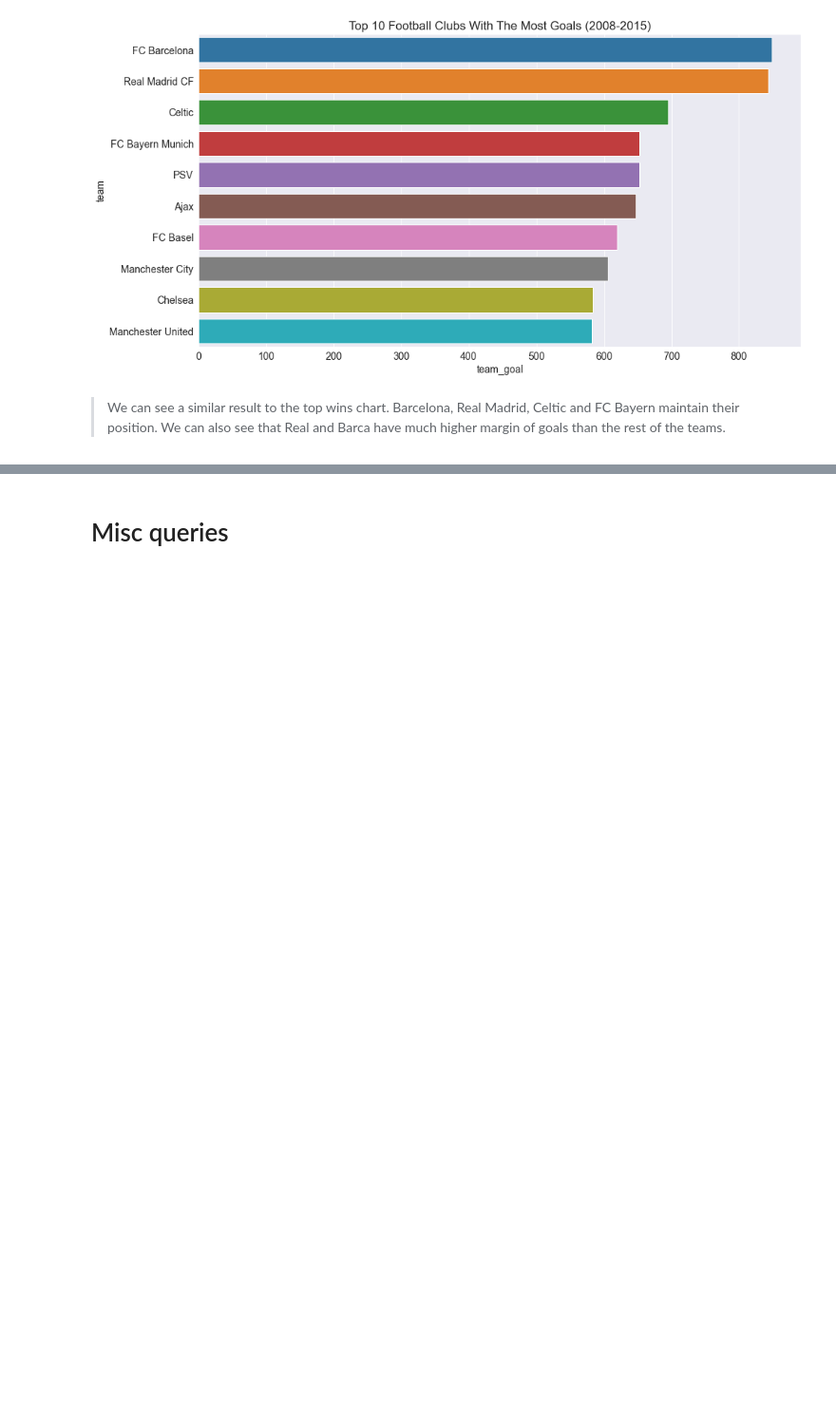
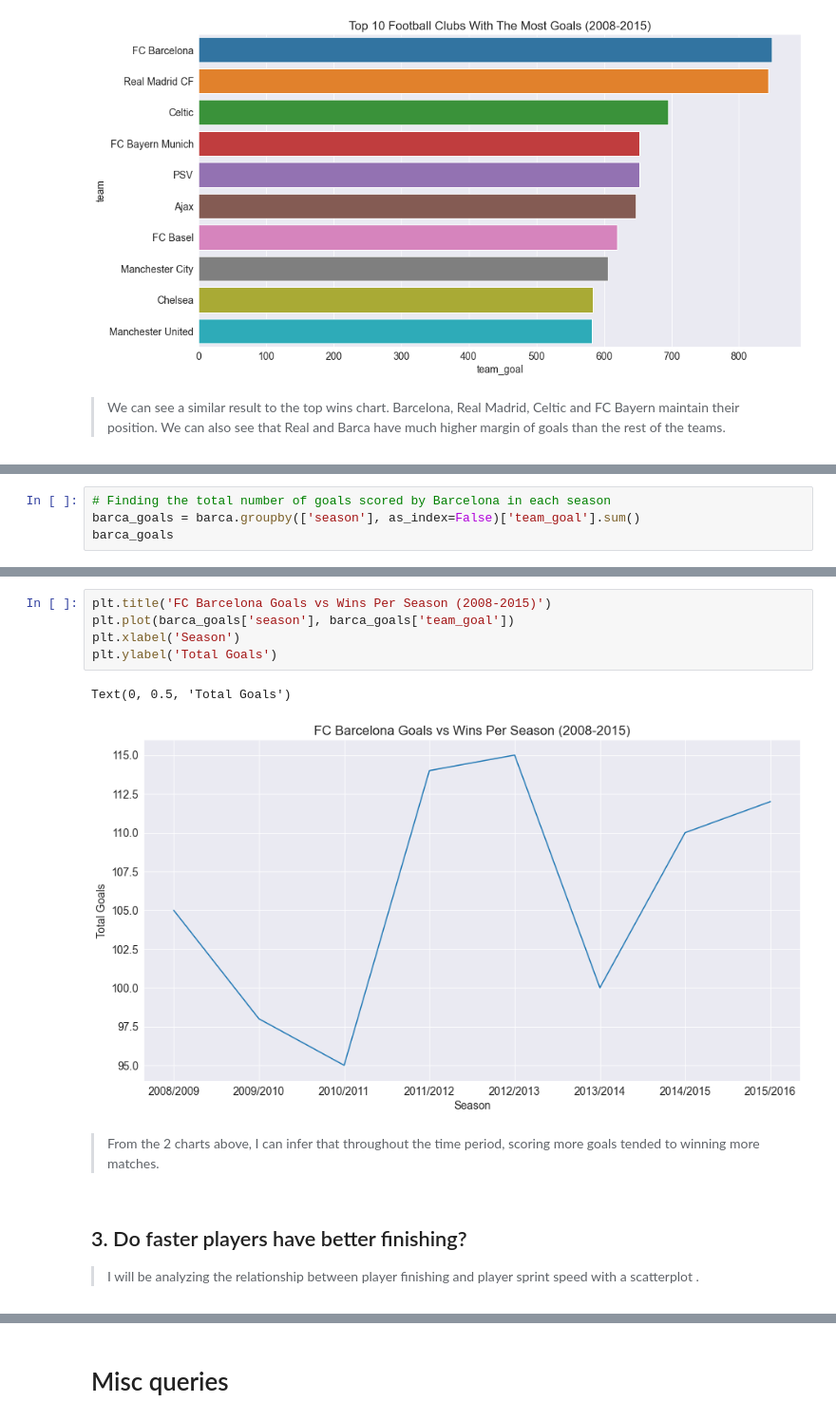
Before and after one commit to Cofucan/football_data_analysis, a Jupyter notebook: football_analysis.ipynb, the cells around one changed output, grey strips where cells are left out. Shown at 95% size. Saved outputs shown, nothing was run; the diff lists cells and outputs as text; blank space fills up the shorter version.

```diff
--- a/football_analysis.ipynb
+++ b/football_analysis.ipynb
@@ -779,0 +808,4 @@ sns.barplot('team_goal', 'team', data=top_goals);
+# %%
+# Finding the total number of goals scored by Barcelona in each season
+barca_goals = barca.groupby(['season'], as_index=False)['team_goal'].sum()
+barca_goals
@@ -779,0 +847,14 @@ sns.barplot('team_goal', 'team', data=top_goals);
+# %%
+plt.title('FC Barcelona Goals vs Wins Per Season (2008-2015)')
+plt.plot(barca_goals['season'], barca_goals['team_goal'])
+plt.xlabel('Season')
+plt.ylabel('Total Goals')
+# %% [output]
+Text(0, 0.5, 'Total Goals')
+[figure, added]
+# %% [markdown]
+> From the 2 charts above, I can infer that throughout the time period, scoring more goals tended to winning more matches.
+# %% [markdown]
+## 3. Do faster players have better finishing?
+
+> I will be analyzing the relationship between player finishing and player sprint speed with a scatterplot .
```
Also changed, not shown: parts of 16 cells of this notebook.
